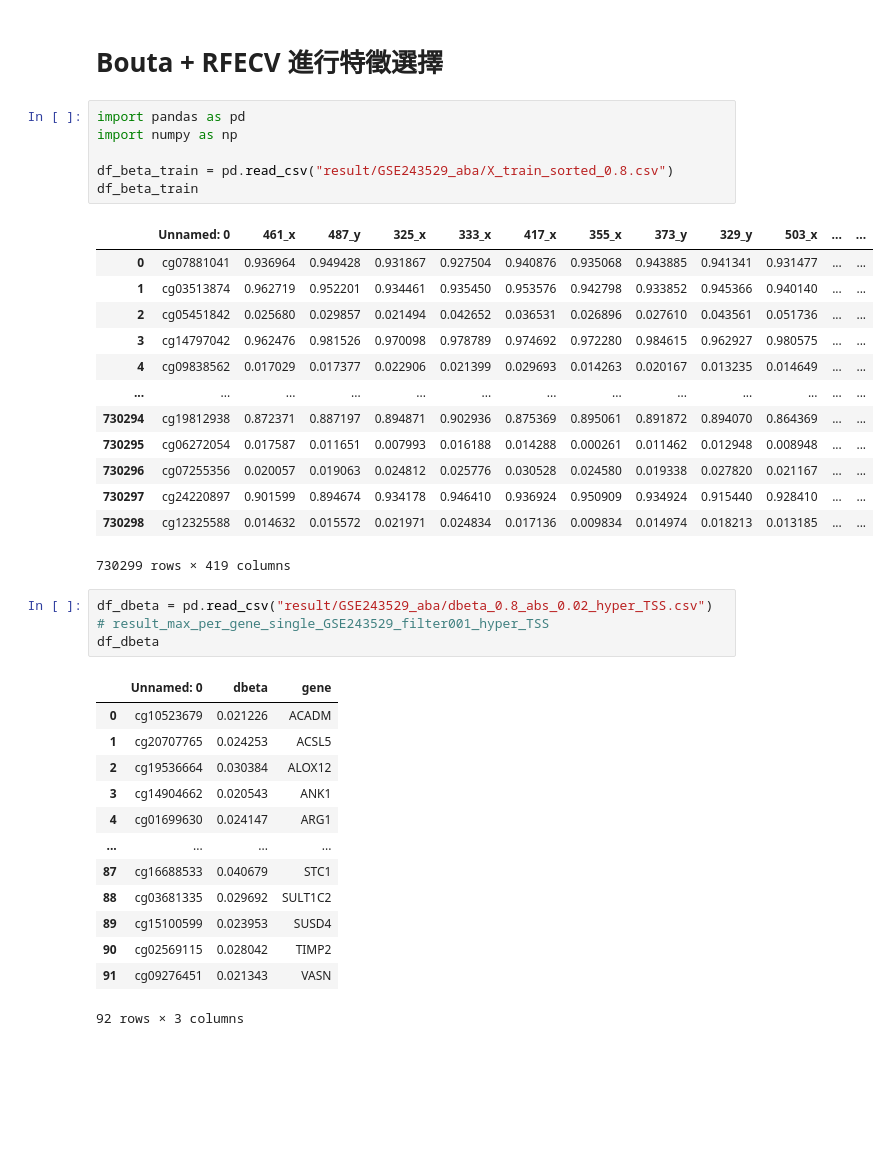
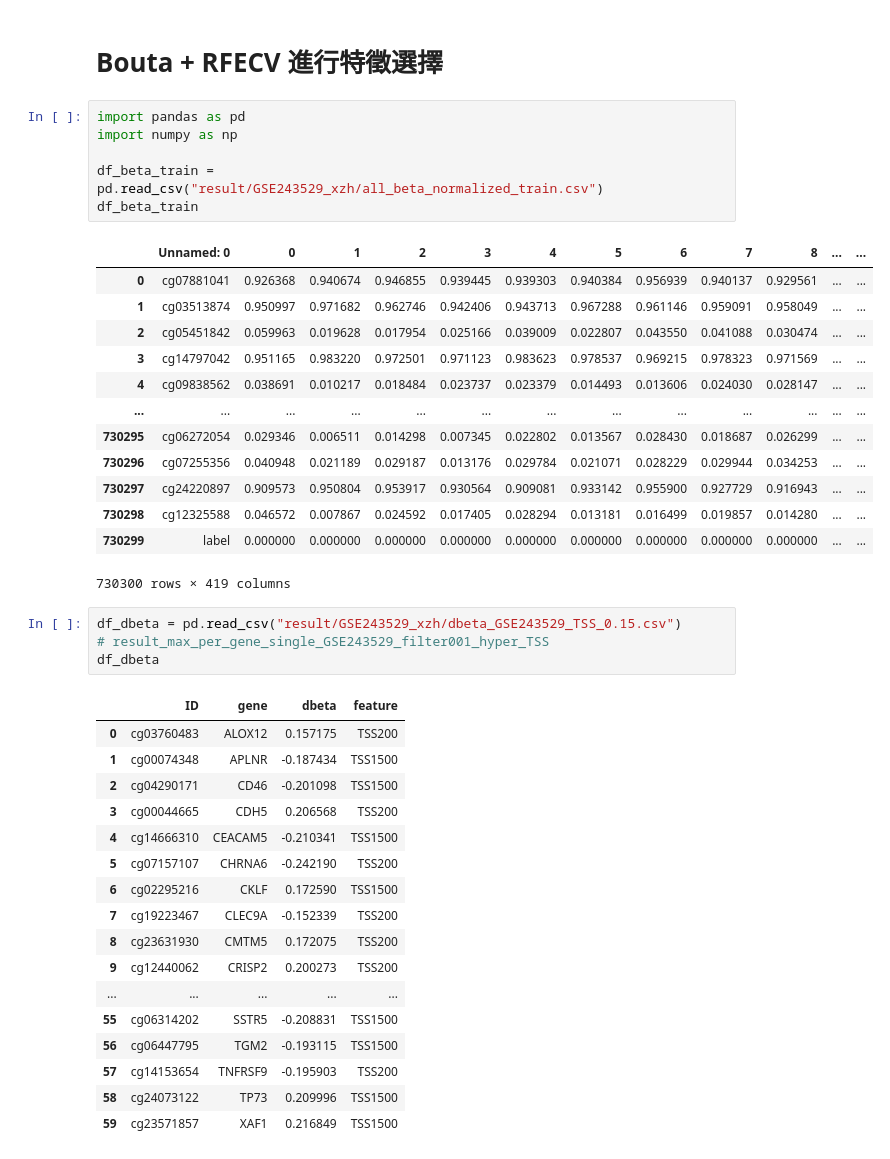
Before and after one commit to BioTechCo/main_project, a Jupyter notebook: breast/ml/ics_aba/ml_RFE_BORUTA.ipynb, the cells around one changed output. Saved outputs shown, nothing was run; the diff lists cells and outputs as text; blank space fills up the shorter version.

```diff
--- a/breast/ml/ics_aba/ml_RFE_BORUTA.ipynb
+++ b/breast/ml/ics_aba/ml_RFE_BORUTA.ipynb
@@ -3,39 +3,43 @@
 # %%
 import pandas as pd
 import numpy as np
 
-df_beta_train = pd.read_csv("result/GSE243529_aba/X_train_sorted_0.8.csv")
+df_beta_train = pd.read_csv("result/GSE243529_xzh/all_beta_normalized_train.csv")
 df_beta_train
 # %% [output]
-|  | Unnamed: 0 | 461_x | 487_y | 325_x | 333_x | 417_x | 355_x | 373_y | 329_y | 503_x | ... | ... |
-| 0 | cg07881041 | 0.936964 | 0.949428 | 0.931867 | 0.927504 | 0.940876 | 0.935068 | 0.943885 | 0.941341 | 0.931477 | ... | ... |
-| 1 | cg03513874 | 0.962719 | 0.952201 | 0.934461 | 0.935450 | 0.953576 | 0.942798 | 0.933852 | 0.945366 | 0.940140 | ... | ... |
-| 2 | cg05451842 | 0.025680 | 0.029857 | 0.021494 | 0.042652 | 0.036531 | 0.026896 | 0.027610 | 0.043561 | 0.051736 | ... | ... |
-| 3 | cg14797042 | 0.962476 | 0.981526 | 0.970098 | 0.978789 | 0.974692 | 0.972280 | 0.984615 | 0.962927 | 0.980575 | ... | ... |
-| 4 | cg09838562 | 0.017029 | 0.017377 | 0.022906 | 0.021399 | 0.029693 | 0.014263 | 0.020167 | 0.013235 | 0.014649 | ... | ... |
+|  | Unnamed: 0 | 0 | 1 | 2 | 3 | 4 | 5 | 6 | 7 | 8 | ... | ... |
+| 0 | cg07881041 | 0.926368 | 0.940674 | 0.946855 | 0.939445 | 0.939303 | 0.940384 | 0.956939 | 0.940137 | 0.929561 | ... | ... |
+| 1 | cg03513874 | 0.950997 | 0.971682 | 0.962746 | 0.942406 | 0.943713 | 0.967288 | 0.961146 | 0.959091 | 0.958049 | ... | ... |
+| 2 | cg05451842 | 0.059963 | 0.019628 | 0.017954 | 0.025166 | 0.039009 | 0.022807 | 0.043550 | 0.041088 | 0.030474 | ... | ... |
+| 3 | cg14797042 | 0.951165 | 0.983220 | 0.972501 | 0.971123 | 0.983623 | 0.978537 | 0.969215 | 0.978323 | 0.971569 | ... | ... |
+| 4 | cg09838562 | 0.038691 | 0.010217 | 0.018484 | 0.023737 | 0.023379 | 0.014493 | 0.013606 | 0.024030 | 0.028147 | ... | ... |
 | ... | ... | ... | ... | ... | ... | ... | ... | ... | ... | ... | ... | ... |
-| 730294 | cg19812938 | 0.872371 | 0.887197 | 0.894871 | 0.902936 | 0.875369 | 0.895061 | 0.891872 | 0.894070 | 0.864369 | ... | ... |
-| 730295 | cg06272054 | 0.017587 | 0.011651 | 0.007993 | 0.016188 | 0.014288 | 0.000261 | 0.011462 | 0.012948 | 0.008948 | ... | ... |
-| 730296 | cg07255356 | 0.020057 | 0.019063 | 0.024812 | 0.025776 | 0.030528 | 0.024580 | 0.019338 | 0.027820 | 0.021167 | ... | ... |
-| 730297 | cg24220897 | 0.901599 | 0.894674 | 0.934178 | 0.946410 | 0.936924 | 0.950909 | 0.934924 | 0.915440 | 0.928410 | ... | ... |
-| 730298 | cg12325588 | 0.014632 | 0.015572 | 0.021971 | 0.024834 | 0.017136 | 0.009834 | 0.014974 | 0.018213 | 0.013185 | ... | ... |
+| 730295 | cg06272054 | 0.029346 | 0.006511 | 0.014298 | 0.007345 | 0.022802 | 0.013567 | 0.028430 | 0.018687 | 0.026299 | ... | ... |
+| 730296 | cg07255356 | 0.040948 | 0.021189 | 0.029187 | 0.013176 | 0.029784 | 0.021071 | 0.028229 | 0.029944 | 0.034253 | ... | ... |
+| 730297 | cg24220897 | 0.909573 | 0.950804 | 0.953917 | 0.930564 | 0.909081 | 0.933142 | 0.955900 | 0.927729 | 0.916943 | ... | ... |
+| 730298 | cg12325588 | 0.046572 | 0.007867 | 0.024592 | 0.017405 | 0.028294 | 0.013181 | 0.016499 | 0.019857 | 0.014280 | ... | ... |
+| 730299 | label | 0.000000 | 0.000000 | 0.000000 | 0.000000 | 0.000000 | 0.000000 | 0.000000 | 0.000000 | 0.000000 | ... | ... |
-730299 rows × 419 columns
+730300 rows × 419 columns
 # %%
-df_dbeta = pd.read_csv("result/GSE243529_aba/dbeta_0.8_abs_0.02_hyper_TSS.csv")
+df_dbeta = pd.read_csv("result/GSE243529_xzh/dbeta_GSE243529_TSS_0.15.csv")
 # result_max_per_gene_single_GSE243529_filter001_hyper_TSS
 df_dbeta
 # %% [output]
-|  | Unnamed: 0 | dbeta | gene |
-| 0 | cg10523679 | 0.021226 | ACADM |
-| 1 | cg20707765 | 0.024253 | ACSL5 |
-| 2 | cg19536664 | 0.030384 | ALOX12 |
-| 3 | cg14904662 | 0.020543 | ANK1 |
-| 4 | cg01699630 | 0.024147 | ARG1 |
-| ... | ... | ... | ... |
-| 87 | cg16688533 | 0.040679 | STC1 |
-| 88 | cg03681335 | 0.029692 | SULT1C2 |
-| 89 | cg15100599 | 0.023953 | SUSD4 |
-| 90 | cg02569115 | 0.028042 | TIMP2 |
-| 91 | cg09276451 | 0.021343 | VASN |
+|  | ID | gene | dbeta | feature |
+| 0 | cg03760483 | ALOX12 | 0.157175 | TSS200 |
+| 1 | cg00074348 | APLNR | -0.187434 | TSS1500 |
+| 2 | cg04290171 | CD46 | -0.201098 | TSS1500 |
+| 3 | cg00044665 | CDH5 | 0.206568 | TSS200 |
+| 4 | cg14666310 | CEACAM5 | -0.210341 | TSS1500 |
+| 5 | cg07157107 | CHRNA6 | -0.242190 | TSS200 |
+| 6 | cg02295216 | CKLF | 0.172590 | TSS1500 |
+| 7 | cg19223467 | CLEC9A | -0.152339 | TSS200 |
+| 8 | cg23631930 | CMTM5 | 0.172075 | TSS200 |
+| 9 | cg12440062 | CRISP2 | 0.200273 | TSS200 |
+| ... | ... | ... | ... | ... |
+| 55 | cg06314202 | SSTR5 | -0.208831 | TSS1500 |
+| 56 | cg06447795 | TGM2 | -0.193115 | TSS1500 |
+| 57 | cg14153654 | TNFRSF9 | -0.195903 | TSS200 |
+| 58 | cg24073122 | TP73 | 0.209996 | TSS1500 |
+| 59 | cg23571857 | XAF1 | 0.216849 | TSS1500 |
-92 rows × 3 columns
 # %%
```
Also changed, not shown: parts of 17 cells of this notebook, 1 other file.
